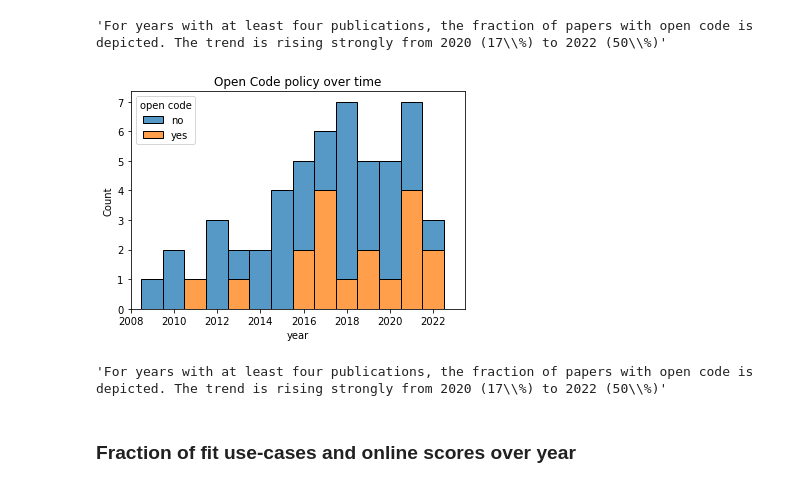
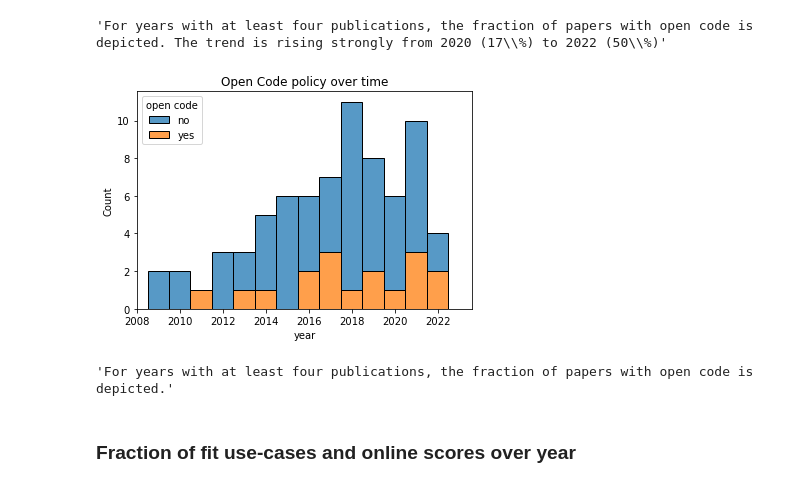
Before and after one commit to iot-salzburg/SLR_on_motion_artifact_reduction_for_BCI, a Jupyter notebook: analysis_descriptive.ipynb, the cells around one changed output. Drawn from its saved outputs; the diff is of its cells as text; code cells hidden in the pictures.

```diff
--- a/analysis_descriptive.ipynb
+++ b/analysis_descriptive.ipynb
@@ -544,14 +551,18 @@ plt.show()
 # %%
 # Plot the histogram
-# df_2["year"] -= 0.5
-df_2["open code"] = df_["open code"].apply(lambda row: ["yes" if str(row).lower().strip() == "yes" else "no"][0])
-sns.histplot(data=df_2, x="year", hue="open code", multiple="stack", binwidth=0.999).set(title=f"Open Code policy over time")
+df_ = papers_annotated_df.copy()
+df_["year"] = df_.index
+df_["year"] = df_["year"].apply(lambda x: 2000+int(x[-2:])) - 0.5
+
+df_["open code"] = df_["open code"].apply(lambda row: ["yes" if str(row).lower().strip() == "yes" else "no"][0])
+sns.histplot(data=df_, x="year", hue="open code", multiple="stack", binwidth=0.999).set(title=f"Open Code policy over time")
 plt.xlim(2008, None)
+plt.savefig("Figures/opencode_over_time.pdf", format="pdf", bbox_inches="tight")
 plt.show()
-"For years with at least four publications, the fraction of papers with open code is depicted. The trend is rising strongly from 2020 (17\%) to 2022 (50\%)"
+"For years with at least four publications, the fraction of papers with open code is depicted."
 # %% [output]
-[figure, old version]
+[figure, new version]
-'For years with at least four publications, the fraction of papers with open code is depicted. The trend is rising strongly from 2020 (17\\%) to 2022 (50\\%)'
+'For years with at least four publications, the fraction of papers with open code is depicted.'
 # %% [markdown]
 ### Fraction of fit use-cases and online scores over year
 # %%
```
Also changed, not shown: parts of 22 cells of this notebook, 13 other files.
